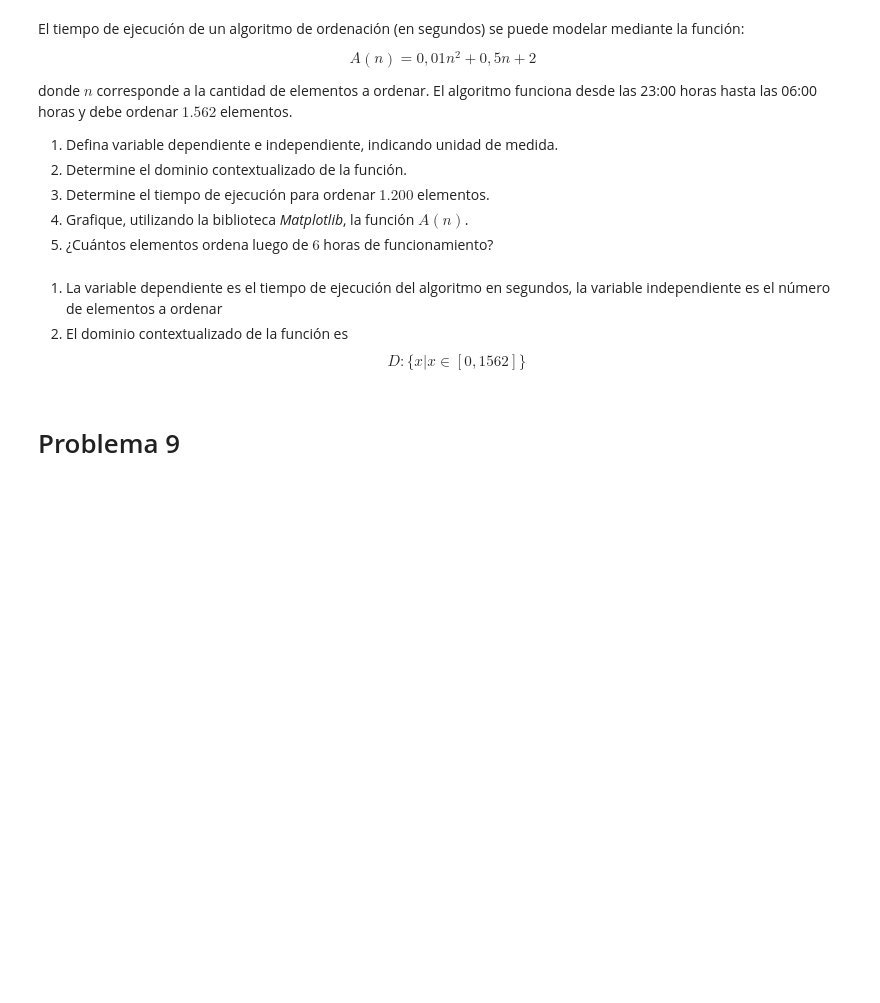
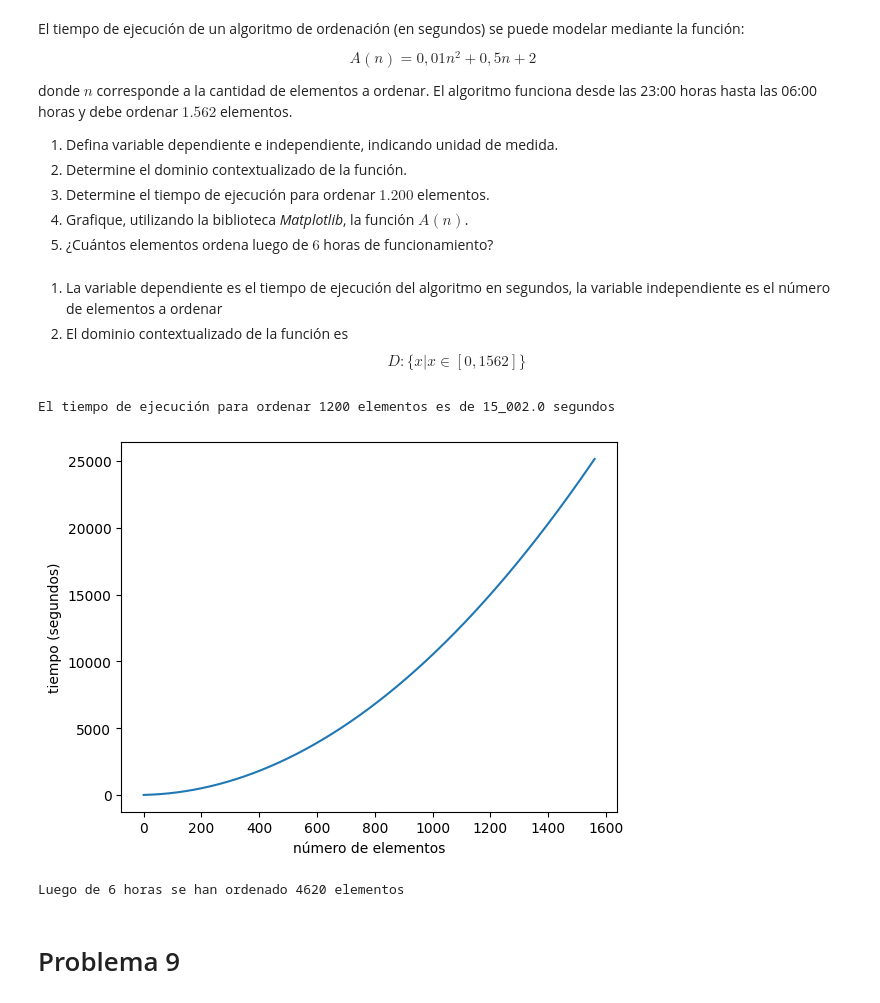
Before and after one commit to Kimulegen/matematica-aplicada, a Jupyter notebook: G1_Funciones.ipynb, the cells around one changed output. Cells and saved outputs as stored; diff of their text form; code cells hidden in the pictures; blank space fills up the shorter version.

```diff
--- a/G1_Funciones.ipynb
+++ b/G1_Funciones.ipynb
@@ -338,7 +359,41 @@ def execution_time(n_elements):
     return (0.01)*n_elements**2 + 0.5*n_elements + 2
 
 def main():
-    print(f"El tiempo de ejecución")
+    print(f"El tiempo de ejecución para ordenar 1200 elementos es de {execution_time(1200):_} segundos")
+
+main()
+# %% [output]
+El tiempo de ejecución para ordenar 1200 elementos es de 15_002.0 segundos
+# %%
+# 4
+import matplotlib.pyplot as plt
+import numpy as np
+
+x = np.arange(0,1562)
+
+plt.plot(x, execution_time(x))
+plt.xlabel('número de elementos')
+plt.ylabel('tiempo (segundos)')
+plt.show()
+# %% [output]
+[figure, added]
+# %%
+# 5
+import math
+
+def hours_to_seconds(hours):
+    return hours * 60 * 60
+
+def calculate_elements_sorted(time):
+    return (-25) + math.sqrt(4000*time - 77500)/2
+
+def main():
+    total_seconds = hours_to_seconds(6)
+    print(f"Luego de 6 horas se han ordenado {int(calculate_elements_sorted(total_seconds))} elementos")
+
+main()
+# %% [output]
+Luego de 6 horas se han ordenado 4620 elementos
 # %% [markdown]
 # Problema 9
 # %% [markdown]
```
Also changed, not shown: parts of 16 cells of this notebook.
